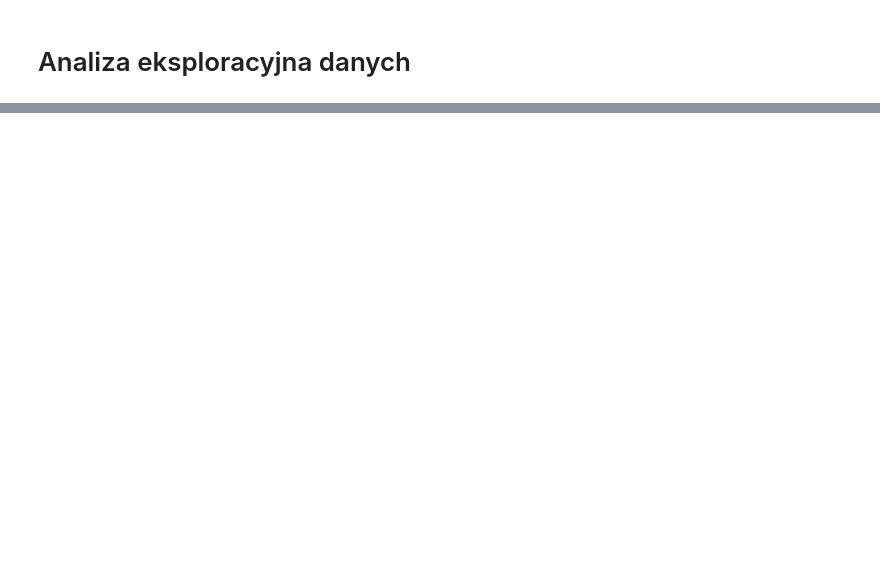
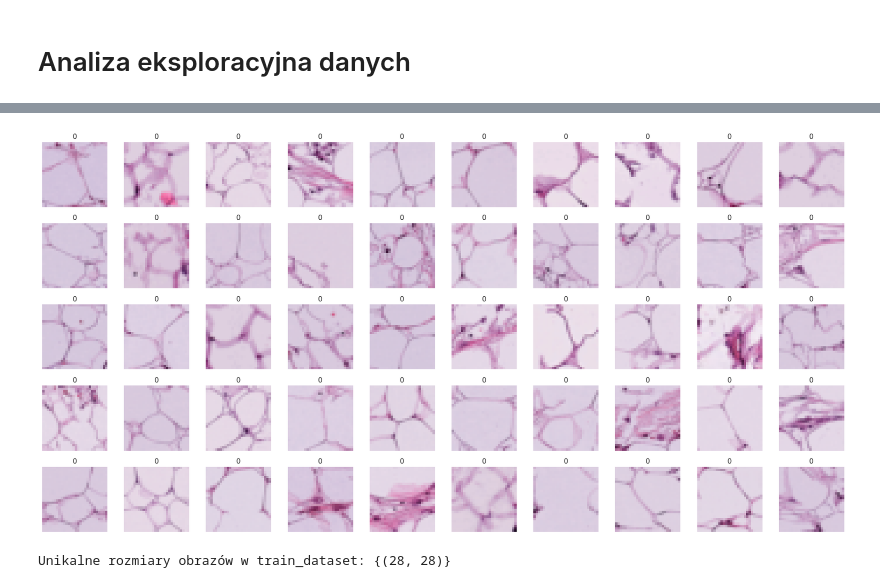
Before and after one commit to maciek102/UMWDMproject, a Jupyter notebook: pathMNIST.ipynb, the cells around one changed output, grey strips where cells are left out. Drawn from its saved outputs; the diff is of its cells as text; code cells hidden in the pictures; blank space fills up the shorter version.

```diff
--- a/pathMNIST.ipynb
+++ b/pathMNIST.ipynb
@@ -66,0 +70,25 @@ train_df = pd.DataFrame({
+# %%
+def dataset_to_df(dataset, name="train"):
+    labels = []
+    indices = []
+
+    for i in range(len(dataset)):
+        img, label = dataset[i]
+        labels.append(int(label))
+        indices.append(i)
+
+    df = pd.DataFrame({
+        "set": name,
+        "idx": indices,
+        "target": labels
+    })
+
+    return df
+
+df_train = dataset_to_df(train_dataset, "train")
+df_val   = dataset_to_df(val_dataset, "val")
+df_test  = dataset_to_df(test_dataset, "test")
+
+data = pd.concat([df_train, df_val, df_test], ignore_index=True)
+
+data.head()
@@ -134,0 +180,35 @@ plt.show()
+# %%
+fig, ax = plt.subplots(5, 10, figsize=(20, 10))
+ax = ax.ravel()
+
+for i, dataset_idx in enumerate(neg_selection):
+    img, _ = train_dataset[dataset_idx]
+
+    if hasattr(img, "permute"):
+        img = img.permute(1, 2, 0).numpy()
+
+    ax[i].imshow(img, cmap=None)
+    ax[i].set_title("0")
+    ax[i].axis("off")
+
+plt.tight_layout()
+plt.show()
+# %% [output]
+[figure, added]
+# %%
+sizes = []
+
+for i in range(len(train_dataset)):
+    img, _ = train_dataset[i]
+
+    if hasattr(img, "permute"):
+        h, w = img.shape[1], img.shape[2]
+    else:
+        w, h = img.size
+
+    sizes.append((h, w))
+
+unique_sizes = set(sizes)
+print("Unikalne rozmiary obrazów w train_dataset:", unique_sizes)
+# %% [output]
+Unikalne rozmiary obrazów w train_dataset: {(28, 28)}
```
Also changed, not shown: parts of 23 cells of this notebook.
